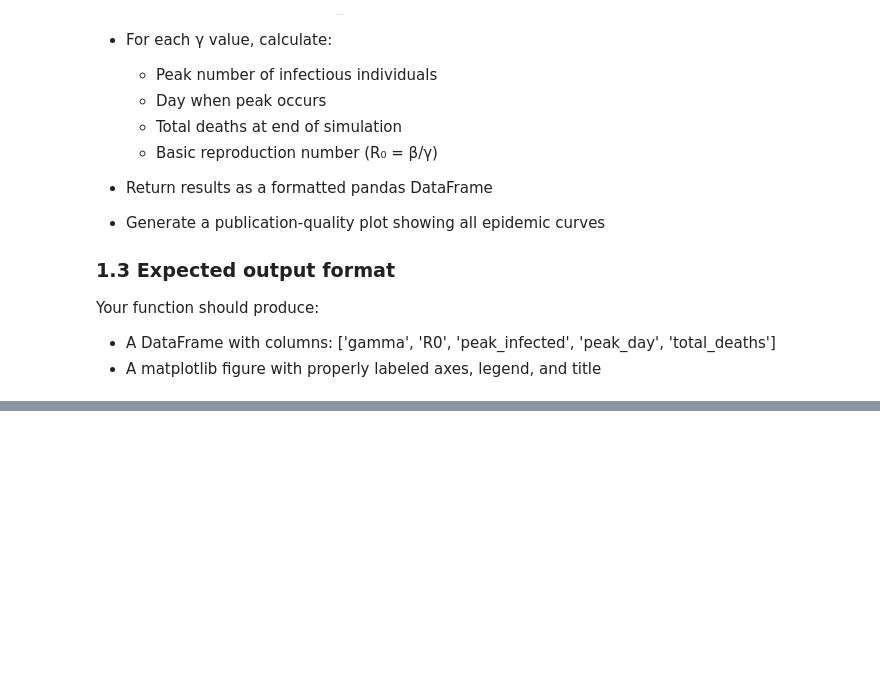
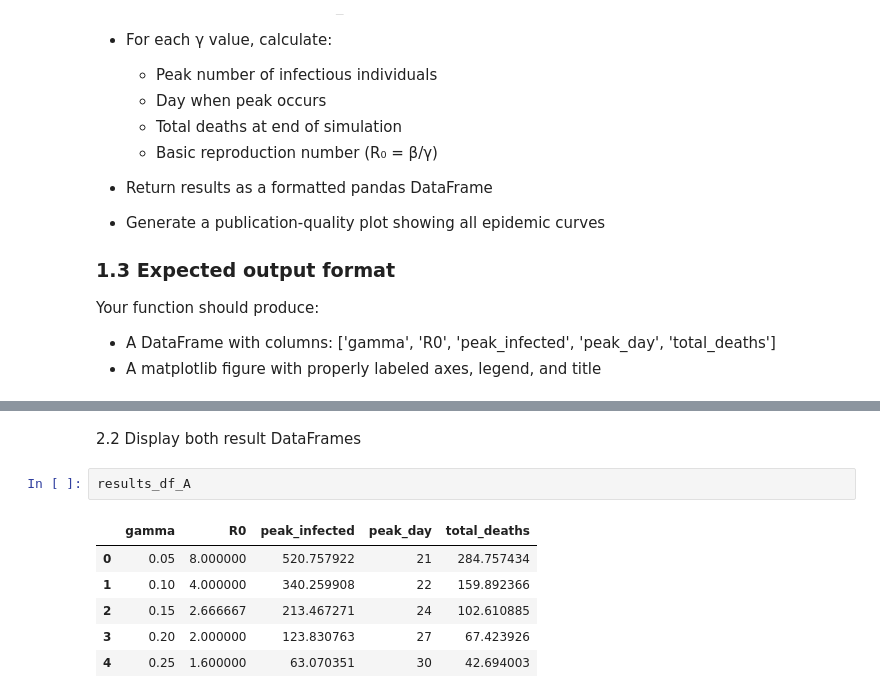
Before and after one commit to JesseHoydonckx/msm-bio-systems-group-8, a Jupyter notebook: assignment-2/assignment-2.ipynb, the cells around one changed output, grey strips where cells are left out. Saved outputs shown, nothing was run; the diff lists cells and outputs as text; blank space fills up the shorter version.

```diff
--- a/assignment-2/assignment-2.ipynb
+++ b/assignment-2/assignment-2.ipynb
@@ -167,0 +195,11 @@ Parameter Analysis Results:
+# %% [markdown]
+2.2 Display both result DataFrames
+# %%
+results_df_A
+# %% [output]
+|  | gamma | R0 | peak_infected | peak_day | total_deaths |
+| 0 | 0.05 | 8.000000 | 520.757922 | 21 | 284.757434 |
+| 1 | 0.10 | 4.000000 | 340.259908 | 22 | 159.892366 |
+| 2 | 0.15 | 2.666667 | 213.467271 | 24 | 102.610885 |
+| 3 | 0.20 | 2.000000 | 123.830763 | 27 | 67.423926 |
+| 4 | 0.25 | 1.600000 | 63.070351 | 30 | 42.694003 |
```
Also changed, not shown: parts of 10 cells of this notebook, 1 other file.
